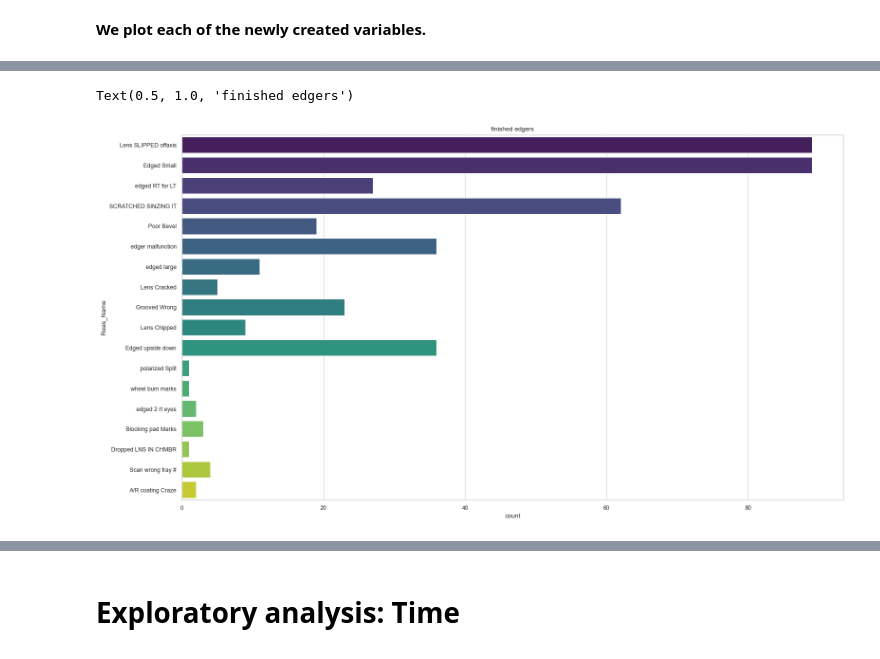
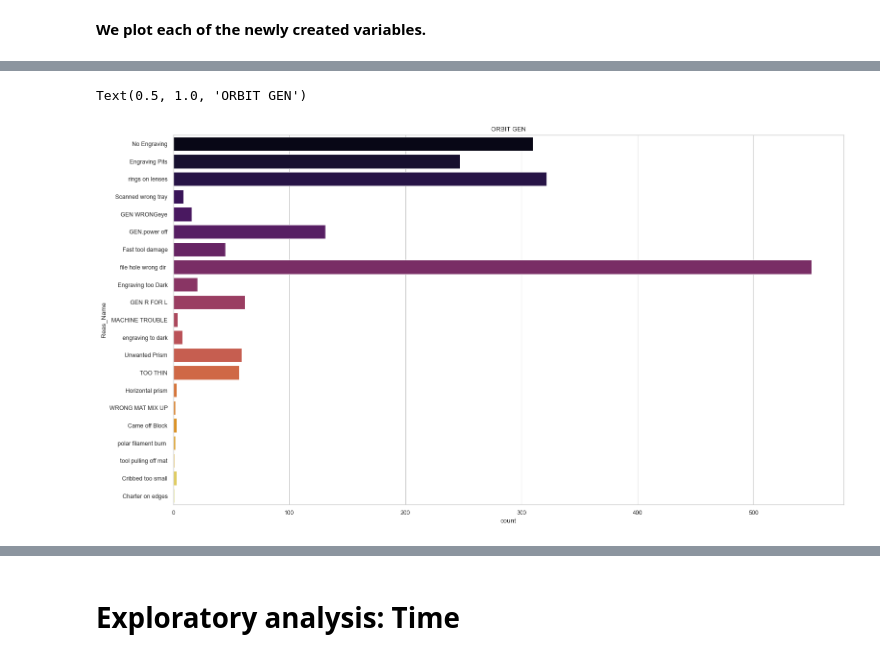
Before and after one commit to ojimenez24/Breakage2022, a Jupyter notebook: Data Science Project - Breakages EA.ipynb, the cells around one changed output, grey strips where cells are left out. Cells and saved outputs as stored; diff of their text form; code cells hidden in the pictures.

```diff
--- a/Data Science Project - Breakages EA.ipynb
+++ b/Data Science Project - Breakages EA.ipynb
@@ -8,7 +8,7 @@ import seaborn as sns
 sns.set_style('whitegrid')
 %matplotlib inline
 # %%
-df_raw = pd.read_csv("C:/Users/ojime/OneDrive/Documents/breakexp2020.csv")
+df_raw = pd.read_csv("C:/Users/ojime/OneDrive/Desktop/Datasets/breakexp2022.csv")
 # %%
 df_raw.info()
 # %% [output]
@@ -218,8 +241,8 @@ Text(0.5, 1.0, 'DC\x7f\x7f')
 # %%
 sns.set_context('paper',font_scale=1)
 plt.figure(figsize=(18,10))
-sns.countplot(y=FE,data=df,palette='viridis')
-plt.title('finished edgers')
+sns.countplot(y=OG,data=df,palette='inferno')
+plt.title('ORBIT GEN')
 # %% [output]
-Text(0.5, 1.0, 'finished edgers')
+Text(0.5, 1.0, 'ORBIT GEN')
-[figure, old version]
+[figure, new version]
```
Also changed, not shown: parts of 44 cells of this notebook.
